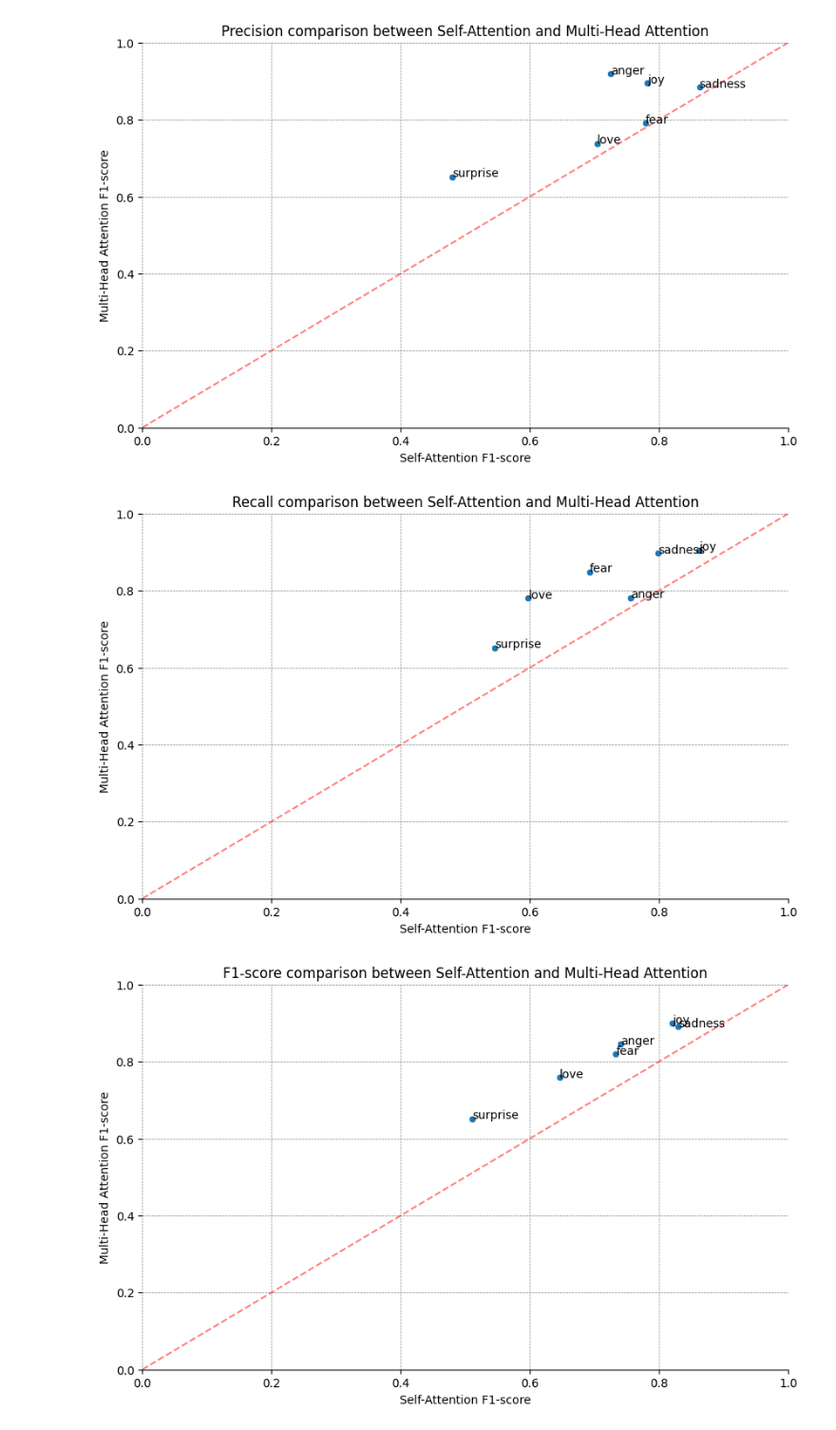
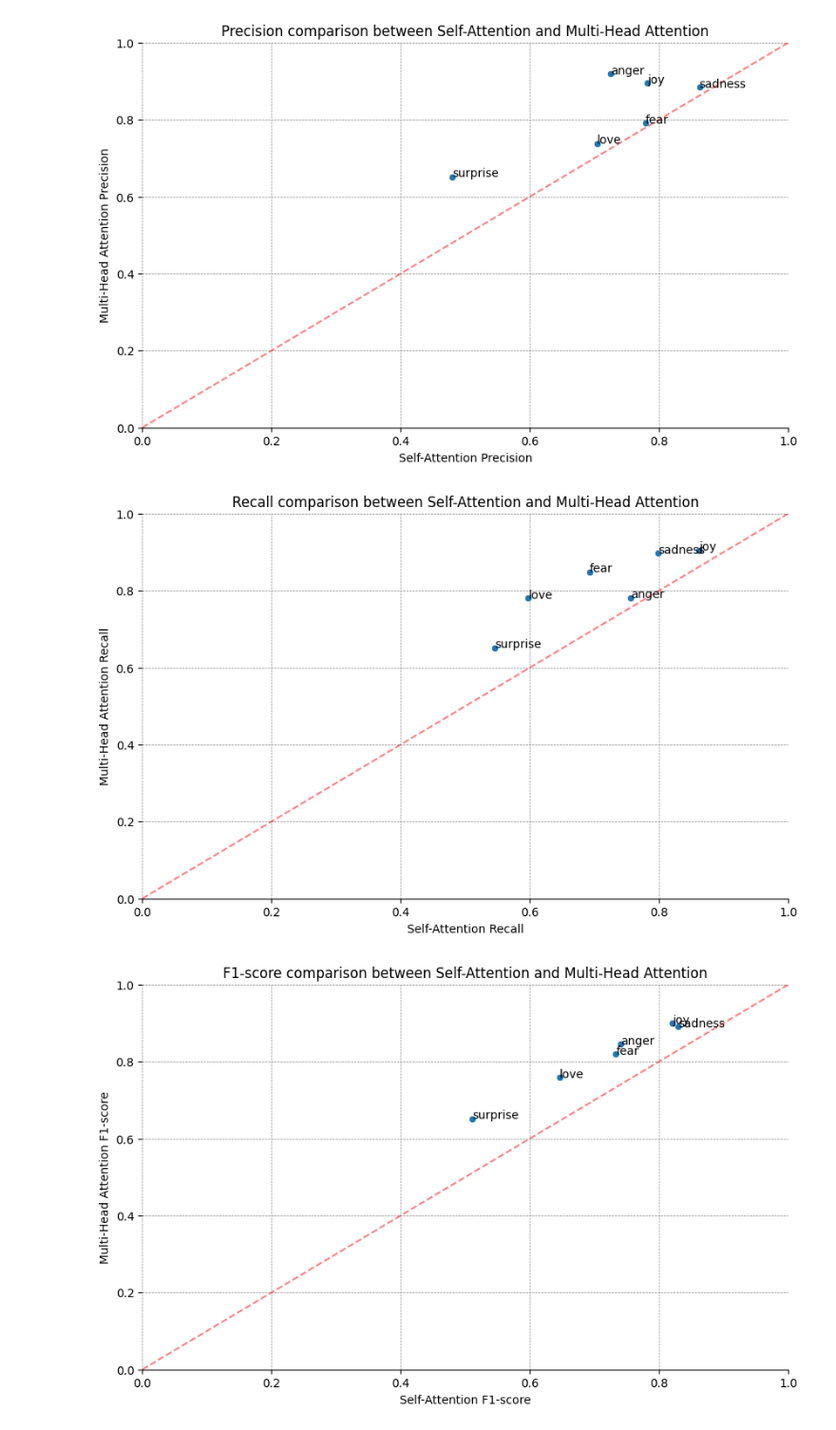
Before and after one commit to MBIANDI/yt_video_comments_analysis, a Jupyter notebook: 4-multi-head-attention.ipynb, the cells around one changed output. Shown at 95% size. Saved outputs shown, nothing was run; the diff lists cells and outputs as text; code cells hidden in the pictures.

```diff
--- a/4-multi-head-attention.ipynb
+++ b/4-multi-head-attention.ipynb
@@ -445,27 +445,27 @@ plt.show()
 # %%
 plt.figure(figsize=(10, 6))
 plt.xlim(0, 1)
 plt.ylim(0, 1)
 sns.scatterplot(x=self_cf.iloc[:6]["recall"], y=mh_cf.iloc[:6]["recall"])
 # add index name as label in the plot
 for i, txt in enumerate(labels):
     plt.annotate(txt, (self_cf["recall"].iloc[:6][i], mh_cf["recall"].iloc[:6][i]))
 # add the diagonal line
 plt.plot([0, 1], [0, 1], transform=plt.gca().transAxes, ls="--", c="red", alpha=0.5)
 # removre superior line
 plt.gca().spines['top'].set_visible(False)
 plt.gca().spines['right'].set_visible(False)
 plt.gca().spines['left'].set_visible(False)
 #set all axis min to 0 and max to 1
 
-plt.xlabel("Self-Attention F1-score")
-plt.ylabel("Multi-Head Attention F1-score")
+plt.xlabel("Self-Attention Recall")
+plt.ylabel("Multi-Head Attention Recall")
 plt.title("Recall comparison between Self-Attention and Multi-Head Attention")
 # add dark grid mode
 plt.grid(color='gray', linestyle='--', linewidth=0.5)
 plt.show()
 # %% [output]
-[figure, old version]
+[figure, new version]
 # %%
 plt.figure(figsize=(10, 6))
 sns.scatterplot(x=self_cf.iloc[:6]["f1-score"], y=mh_cf.iloc[:6]["f1-score"])
```
Also changed, not shown: parts of 3 cells of this notebook.
